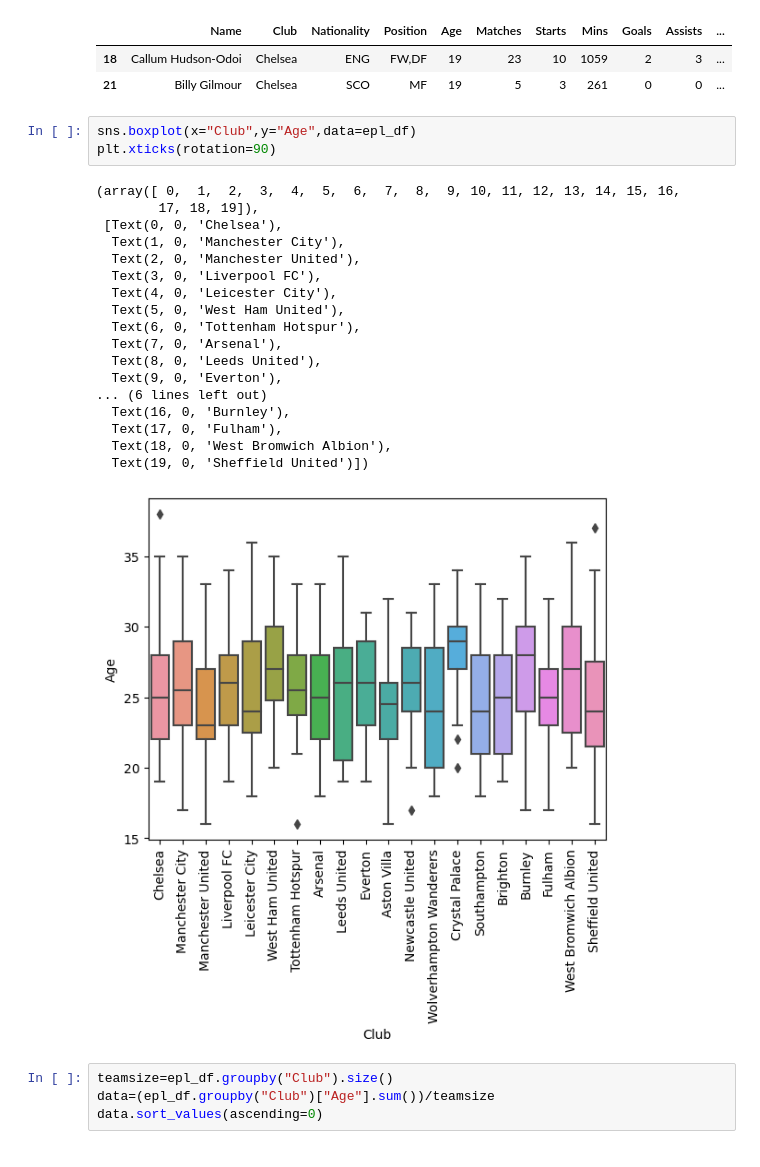
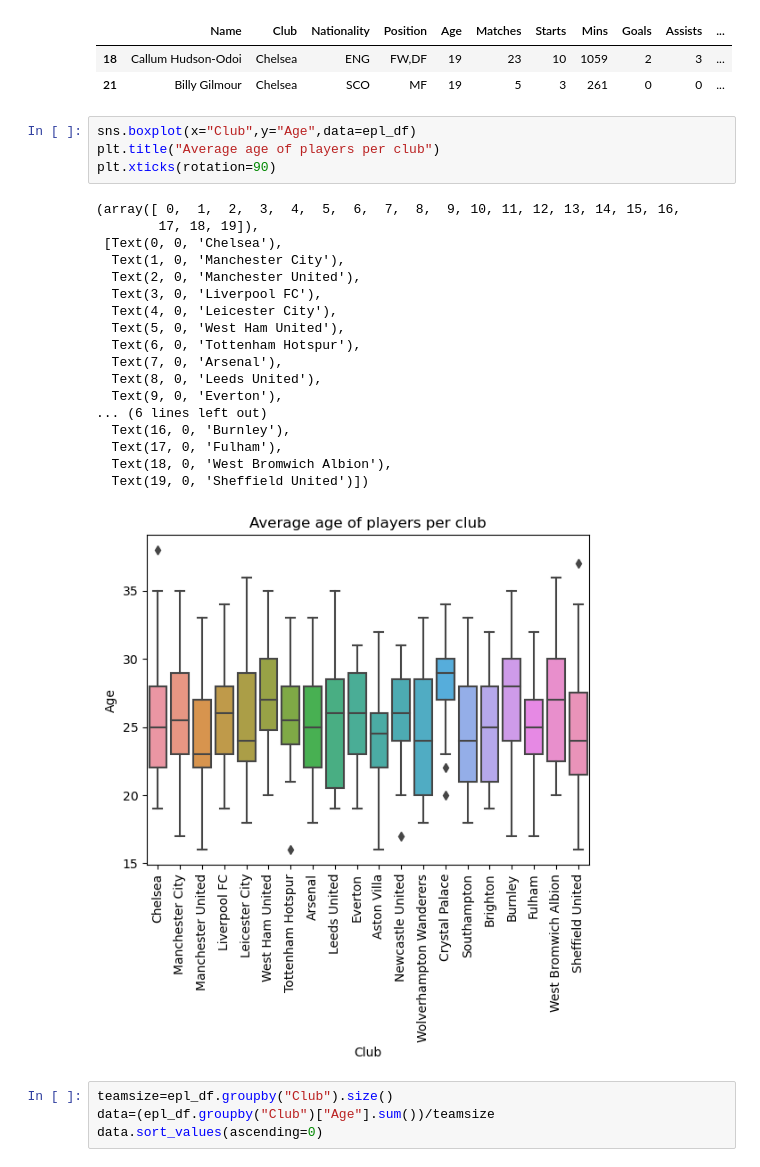
Before and after one commit to kareemhbendary/Premier-League-2020-2021-Analysis, a Jupyter notebook: EPL20_21 Data Analysis.ipynb, the cells around one changed output. Cells and saved outputs as stored; diff of their text form.

```diff
--- a/EPL20_21 Data Analysis.ipynb
+++ b/EPL20_21 Data Analysis.ipynb
@@ -211,26 +216,27 @@ under20[under20["Club"]=="Chelsea"]
 | 21 | Billy Gilmour | Chelsea | SCO | MF | 19 | 5 | 3 | 261 | 0 | 0 | ... |
 # %%
 sns.boxplot(x="Club",y="Age",data=epl_df)
+plt.title("Average age of players per club")
 plt.xticks(rotation=90)
 # %% [output]
 (array([ 0,  1,  2,  3,  4,  5,  6,  7,  8,  9, 10, 11, 12, 13, 14, 15, 16,
         17, 18, 19]),
  [Text(0, 0, 'Chelsea'),
   Text(1, 0, 'Manchester City'),
   Text(2, 0, 'Manchester United'),
   Text(3, 0, 'Liverpool FC'),
   Text(4, 0, 'Leicester City'),
   Text(5, 0, 'West Ham United'),
   Text(6, 0, 'Tottenham Hotspur'),
   Text(7, 0, 'Arsenal'),
   Text(8, 0, 'Leeds United'),
   Text(9, 0, 'Everton'),
 ... (6 lines left out)
   Text(16, 0, 'Burnley'),
   Text(17, 0, 'Fulham'),
   Text(18, 0, 'West Bromwich Albion'),
   Text(19, 0, 'Sheffield United')])
-[figure, old version]
+[figure, new version]
 # %%
 teamsize=epl_df.groupby("Club").size()
 data=(epl_df.groupby("Club")["Age"].sum())/teamsize
```
Also changed, not shown: parts of 20 cells of this notebook.
